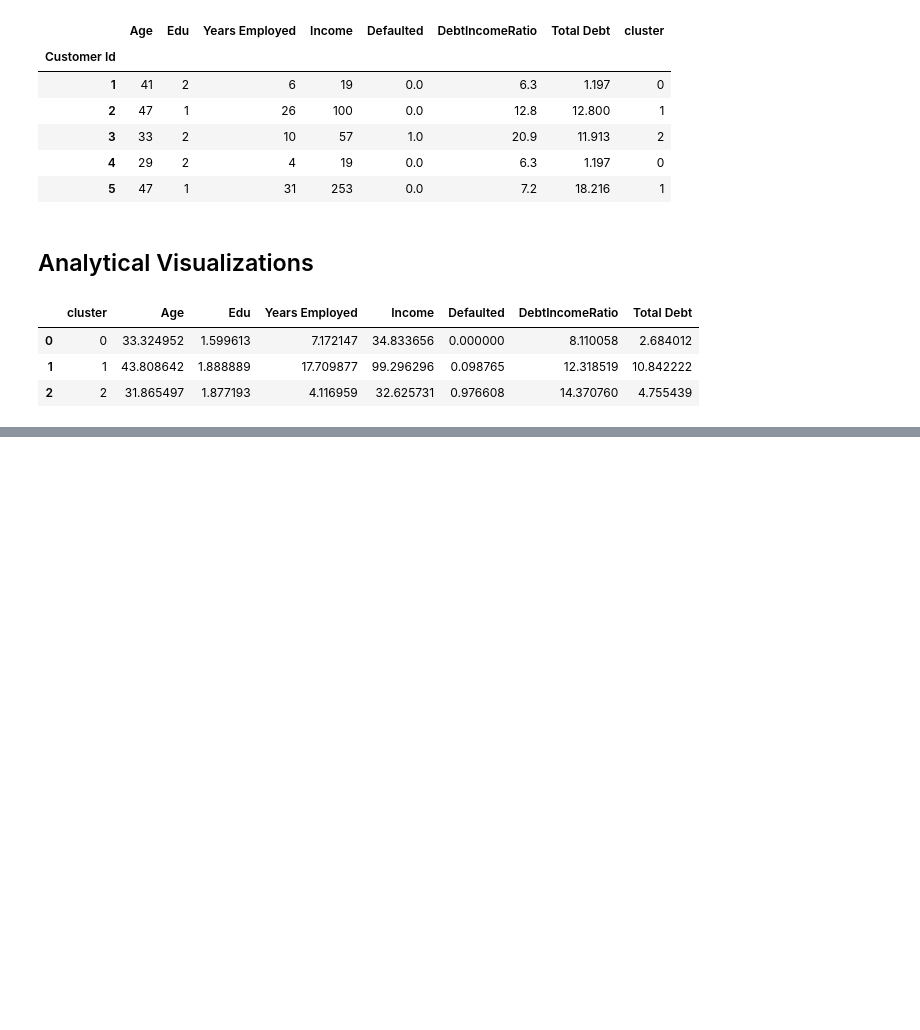
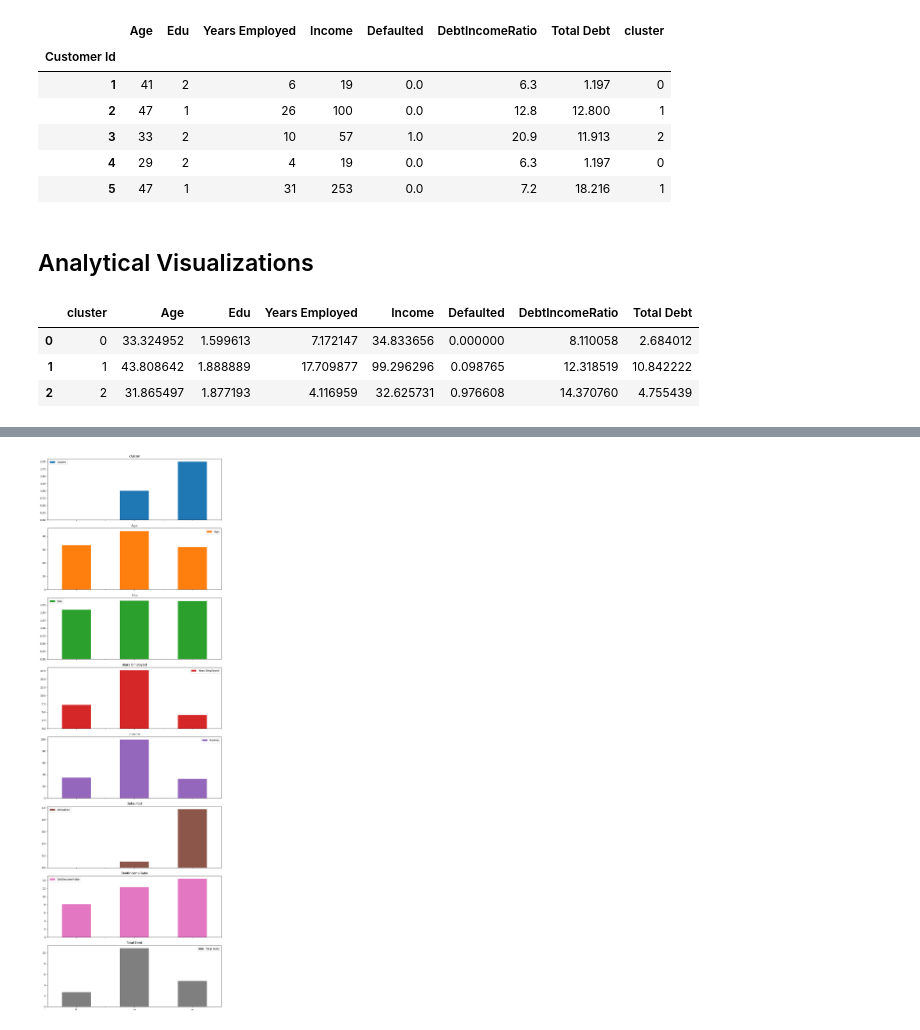
Before and after one commit to farisassallami/Credit-Card-Customer-Segmentation, a Jupyter notebook: Credit Card Segmentation .ipynb, the cells around one changed output, grey strips where cells are left out. Saved outputs shown, nothing was run; the diff lists cells and outputs as text; code cells hidden in the pictures; blank space fills up the shorter version.

```diff
--- a/Credit Card Segmentation .ipynb
+++ b/Credit Card Segmentation .ipynb
@@ -217,0 +231,6 @@ cluster_groups
+# %%
+# Visualize means values of each column
+cluster_groups.plot(subplots=True, kind='bar', figsize=(10,30))
+plt.tight_layout()
+# %% [output]
+[figure, added]
```
Also changed, not shown: parts of 2 cells of this notebook.
